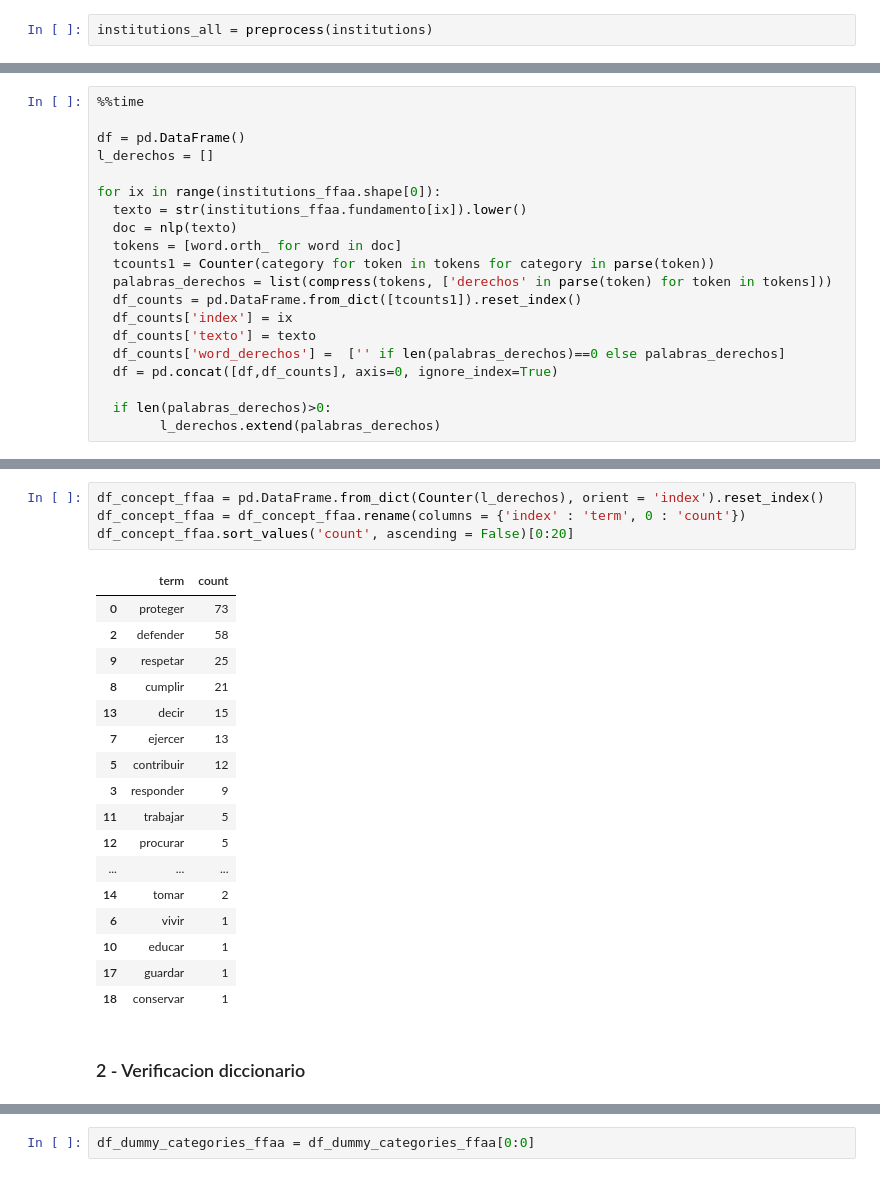
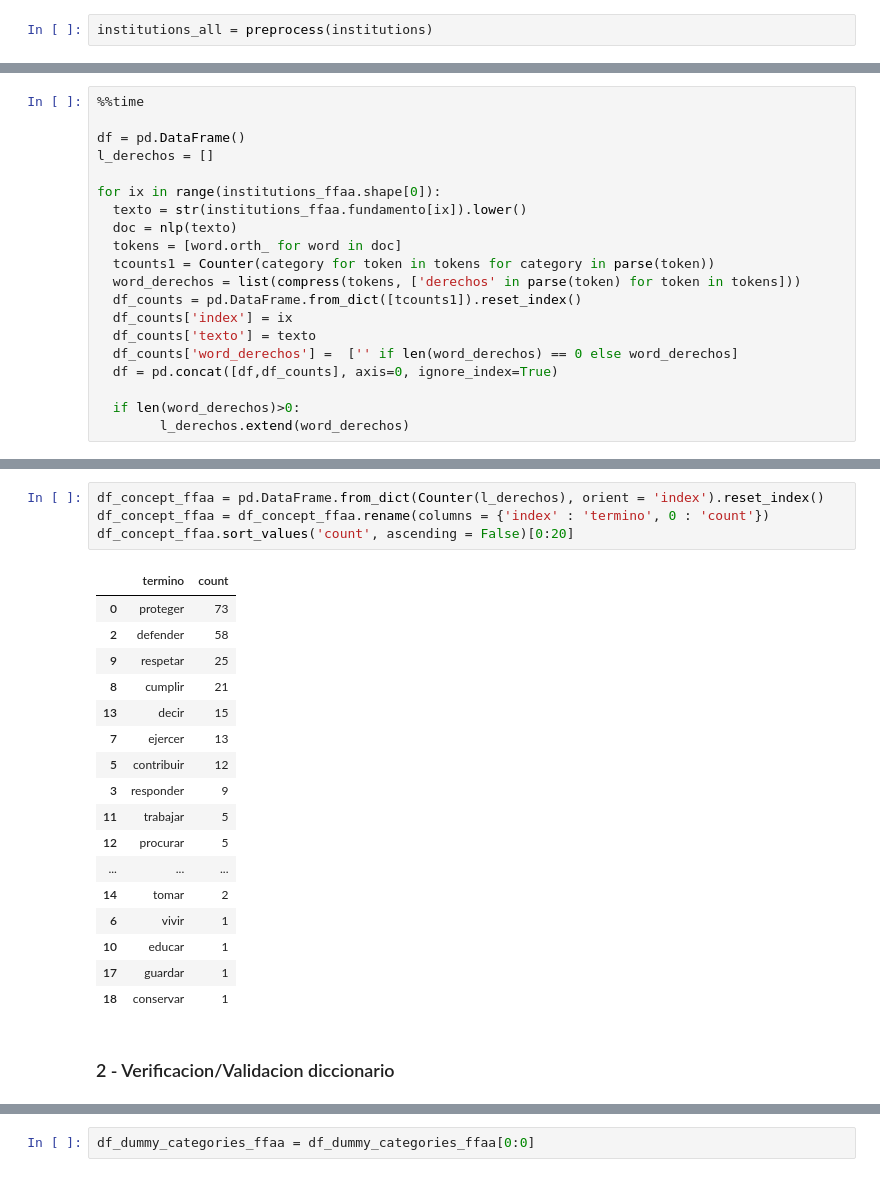
Before and after one commit to napb/PLN_Final, a Jupyter notebook: Tarea3.ipynb, the cells around one changed output, grey strips where cells are left out. Saved outputs shown, nothing was run; the diff lists cells and outputs as text.

```diff
--- a/Tarea3.ipynb
+++ b/Tarea3.ipynb
@@ -60,13 +72,13 @@ for ix in range(institutions_ffaa.shape[0]):
   doc = nlp(texto)
   tokens = [word.orth_ for word in doc]
   tcounts1 = Counter(category for token in tokens for category in parse(token))
-  palabras_derechos = list(compress(tokens, ['derechos' in parse(token) for token in tokens]))
+  word_derechos = list(compress(tokens, ['derechos' in parse(token) for token in tokens]))
   df_counts = pd.DataFrame.from_dict([tcounts1]).reset_index()
   df_counts['index'] = ix
   df_counts['texto'] = texto
-  df_counts['word_derechos'] =  ['' if len(palabras_derechos)==0 else palabras_derechos]
+  df_counts['word_derechos'] =  ['' if len(word_derechos) == 0 else word_derechos]
   df = pd.concat([df,df_counts], axis=0, ignore_index=True)
 
-  if len(palabras_derechos)>0:
-        l_derechos.extend(palabras_derechos)
+  if len(word_derechos)>0:
+        l_derechos.extend(word_derechos)
 # %% [output]
@@ -75,9 +87,9 @@ Wall time: 33.1 s
 # %%
 df_concept_ffaa = pd.DataFrame.from_dict(Counter(l_derechos), orient = 'index').reset_index()
-df_concept_ffaa = df_concept_ffaa.rename(columns = {'index' : 'term', 0 : 'count'})
+df_concept_ffaa = df_concept_ffaa.rename(columns = {'index' : 'termino', 0 : 'count'})
 df_concept_ffaa.sort_values('count', ascending = False)[0:20]
 # %% [output]
-|  | term | count |
+|  | termino | count |
 | 0 | proteger | 73 |
 | 2 | defender | 58 |
 | 9 | respetar | 25 |
@@ -95,4 +107,4 @@ df_concept_ffaa.sort_values('count', ascending = False)[0:20]
 | 17 | guardar | 1 |
 | 18 | conservar | 1 |
 # %% [markdown]
-### 2 - Verificacion diccionario
+### 2 - Verificacion/Validacion diccionario
```
Also changed, not shown: parts of 18 cells of this notebook.
